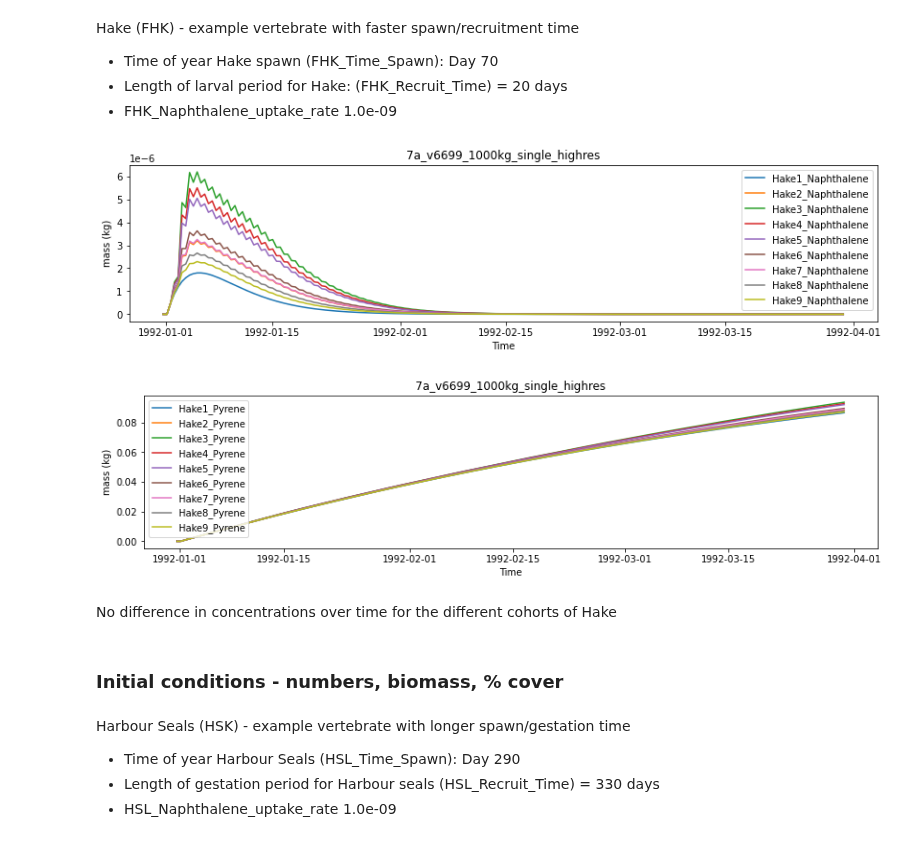
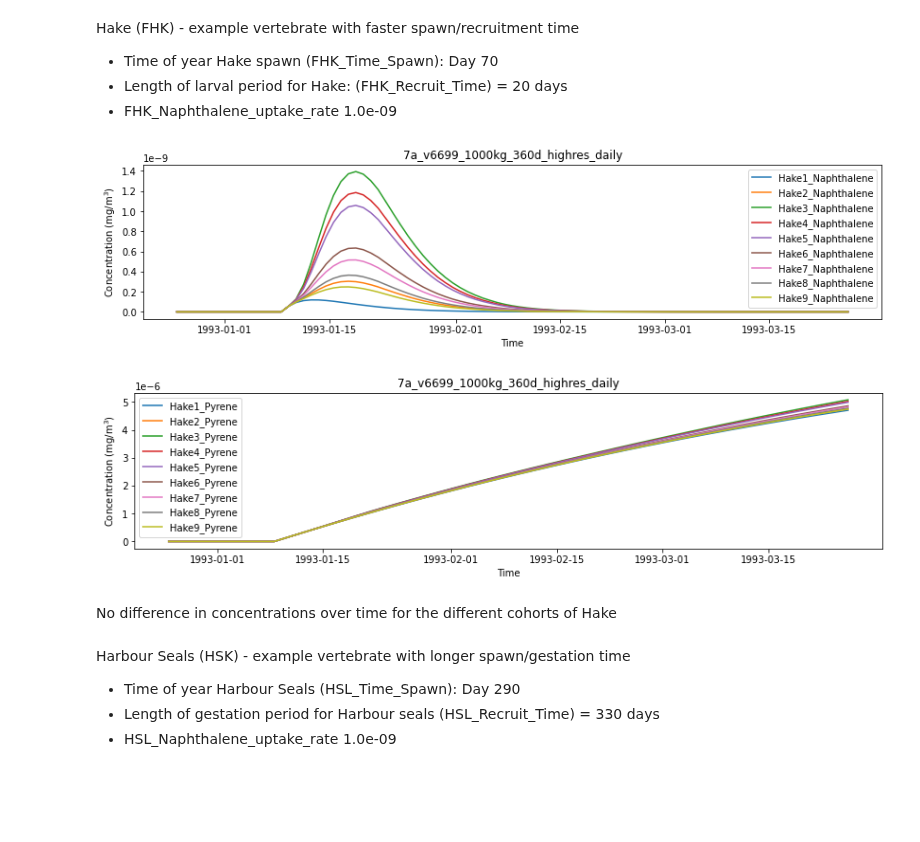
Before and after one commit to SS-Atlantis/analysis-raisha, a Jupyter notebook: notebooks/SSAM-contam-highres.ipynb, the cells around one changed output. Cells and saved outputs as stored; diff of their text form; code cells hidden in the pictures; blank space fills up the shorter version.

```diff
--- a/notebooks/SSAM-contam-highres.ipynb
+++ b/notebooks/SSAM-contam-highres.ipynb
@@ -22,5 +23,6 @@ control = xr.open_dataset(str(control_file), decode_cf=True)
 time = np.ma.filled(control.variables['t'], np.nan)
 # %%
 scenario_root = Path('/ocean/rlovindeer/MOAD/analysis-raisha/SSmodel_outputs/Tests/')
-scenario_paths = sorted([p for p in scenario_root.glob('7a_v6699_1000kg_single_highres/outputSalishSea.nc')])
+scenario_paths = sorted([p for p in scenario_root.glob('7a_v6699_1000kg_360d_highres_daily/outputSalishSea.nc')])
 scenario_datasets = [xr.open_dataset(scen,decode_cf=True) for scen in scenario_paths]
+scenario_paths
@@ -143,21 +139,19 @@ Hake (FHK) - example vertebrate with faster spawn/recruitment time
 # %%
 new_group = {}
 for cohort in range (1, groups.cohorts['Hake']):
     new_group['Hake'+str(cohort)+'_Naphthalene']= 'Hake'+str(cohort)+'_Naphthalene'
-plot_group(new_group, scenario_datasets, scenario_paths)
+splot.group_conc(new_group, scenario_datasets, scenario_paths)
 # %% [output]
-[figure, old version]
+[figure, new version]
 # %%
 new_group = {}
 for cohort in range (1, groups.cohorts['Hake']):
     new_group['Hake'+str(cohort)+'_Pyrene']= 'Hake'+str(cohort)+'_Pyrene'
-plot_group(new_group, scenario_datasets, scenario_paths)
+splot.group_conc(new_group, scenario_datasets, scenario_paths)
 # %% [output]
-[figure, old version]
+[figure, new version]
 # %% [markdown]
 No difference in concentrations over time for the different cohorts of Hake
-# %% [markdown]
-### Initial conditions - numbers, biomass, % cover
 # %% [markdown]
 Harbour Seals (HSK) - example vertebrate with longer spawn/gestation time
 - Time of year Harbour Seals (HSL_Time_Spawn): Day 290
```
Also changed, not shown: parts of 33 cells of this notebook.
